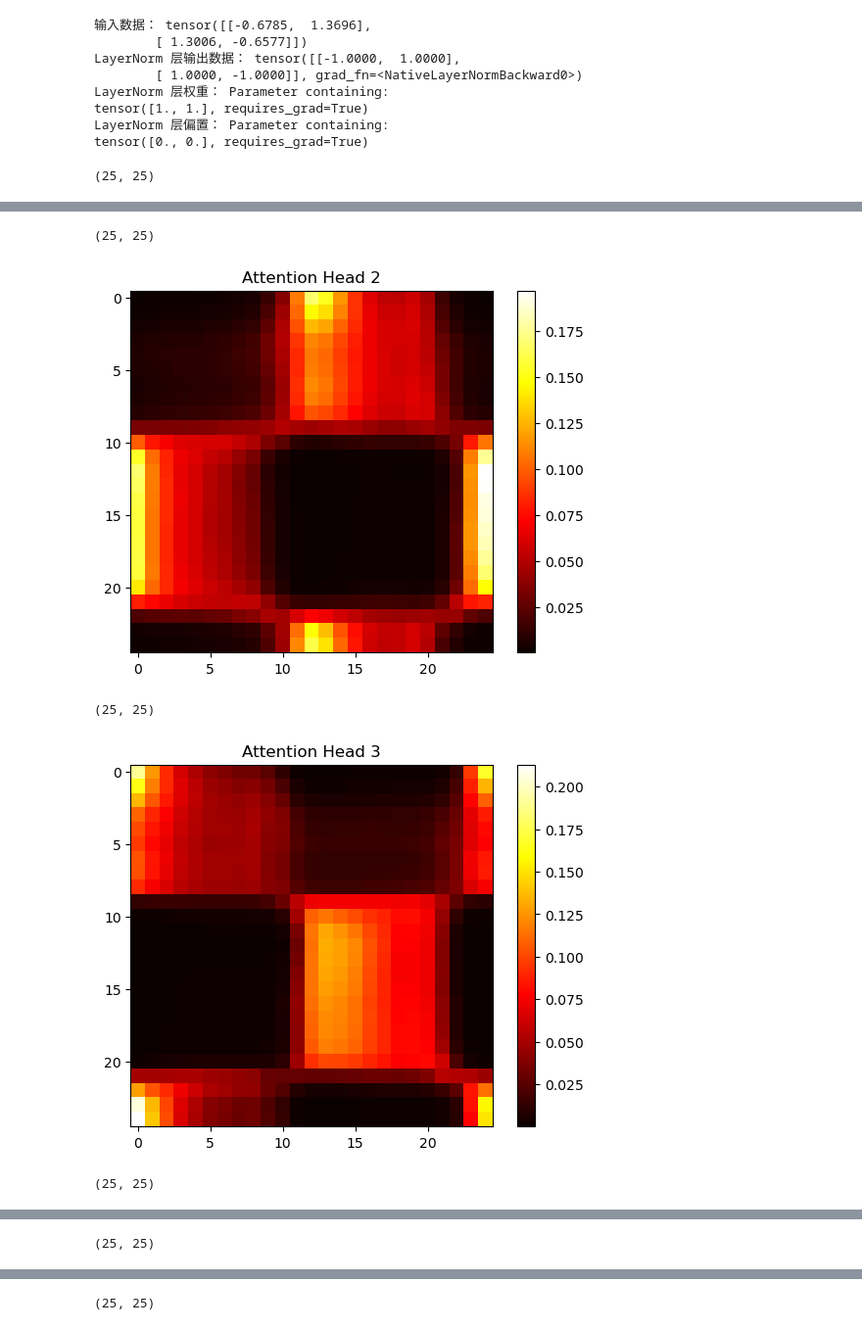
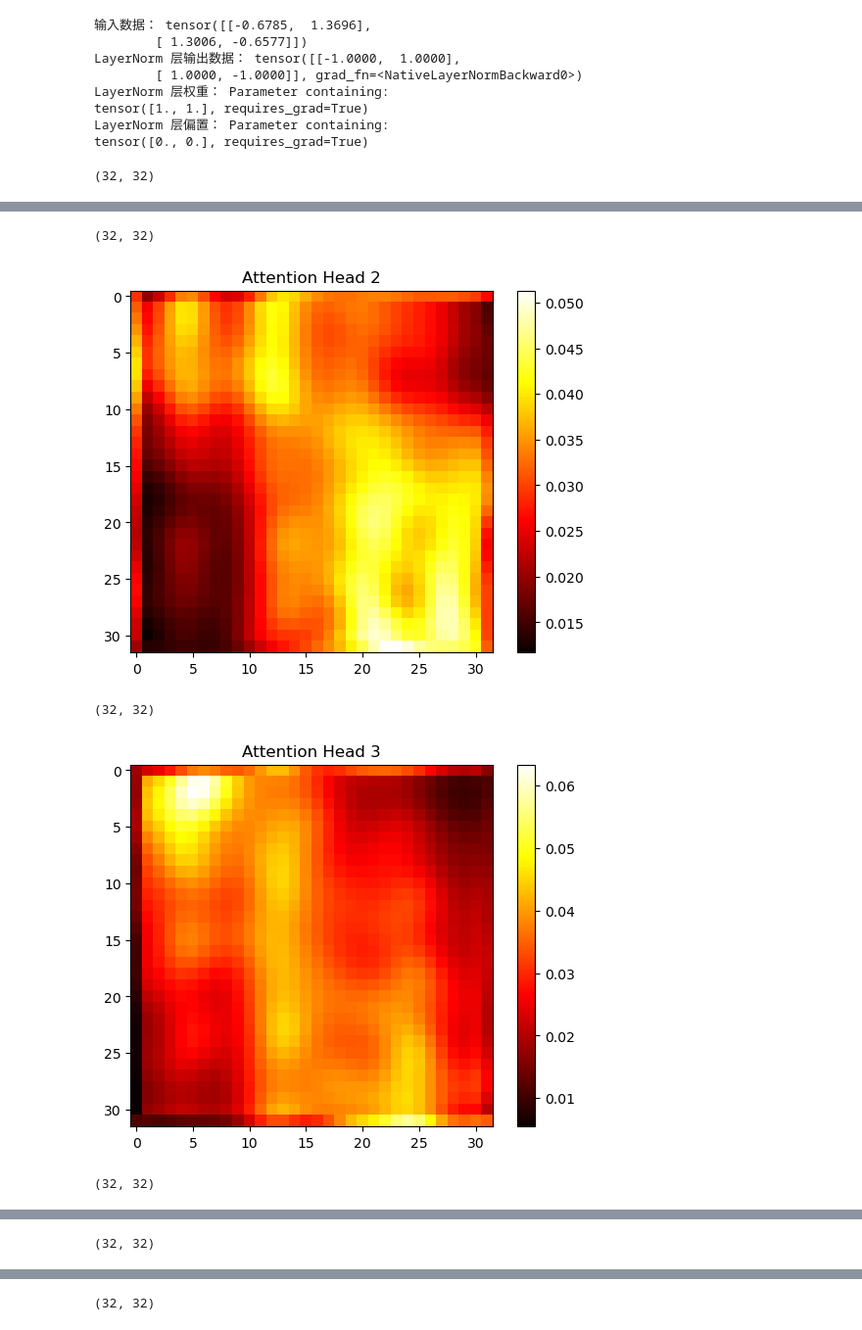
Before and after one commit to wangchz13/Anomaly-Transformer, a Jupyter notebook: test.ipynb, the cells around one changed output, grey strips where cells are left out. Shown: that part at 98% size. Drawn from its saved outputs; the diff is of its cells as text; code cells hidden in the pictures.

```diff
--- a/test.ipynb
+++ b/test.ipynb
@@ -177,7 +177,7 @@ import os
 os.environ['KMP_DUPLICATE_LIB_OK']='TRUE'
 # 假设 attention_matrix 是你的注意力矩阵
 attention_matrix = torch.randn(16, 8, 25, 25)
-attention_matrix = torch.load("temp/series1.tc").cpu().detach()
+attention_matrix = torch.load("temp/series_sin.tc").cpu().detach()
 # 取第一个 batch 的注意力矩阵
 first_batch_attention = attention_matrix[0]
 
@@ -192,4 +192,4 @@ for head_index in range(8):
     plt.colorbar()
     plt.show()
 # %% [output]
-(25, 25)
+(32, 32)
@@ -197,5 +197,5 @@ for head_index in range(8):
-(25, 25)
+(32, 32)
-[figure, old version]
+[figure, new version]
-(25, 25)
+(32, 32)
-[figure, old version]
+[figure, new version]
-(25, 25)
+(32, 32)
@@ -203 +203 @@ for head_index in range(8):
-(25, 25)
+(32, 32)
@@ -205 +205 @@ for head_index in range(8):
-(25, 25)
+(32, 32)
```
Also changed, not shown: parts of 11 cells of this notebook, 2 other files.
